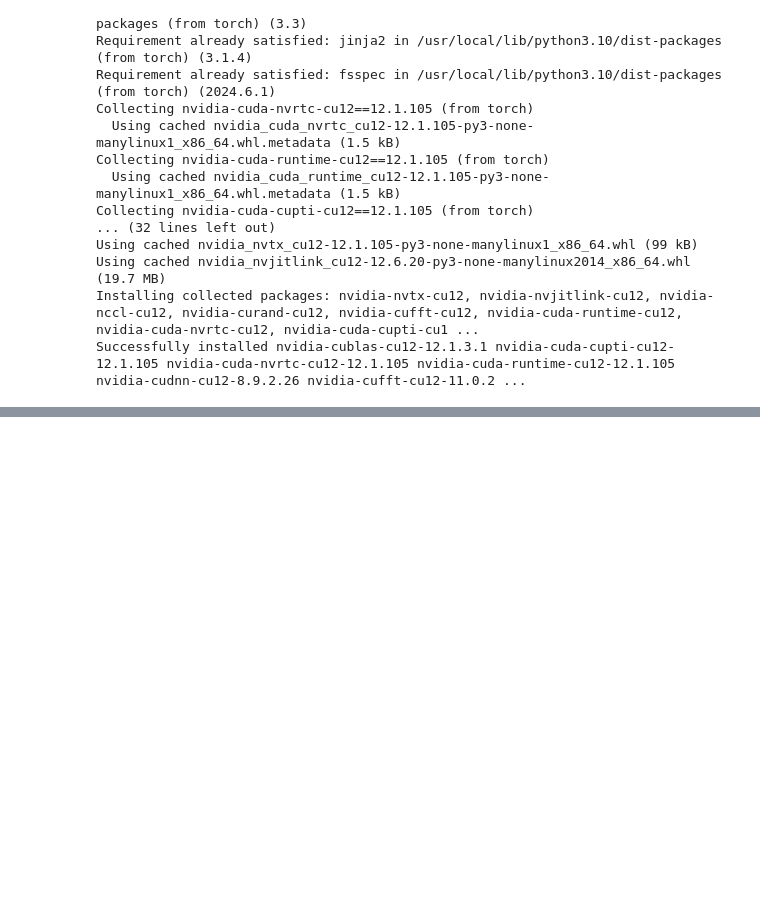
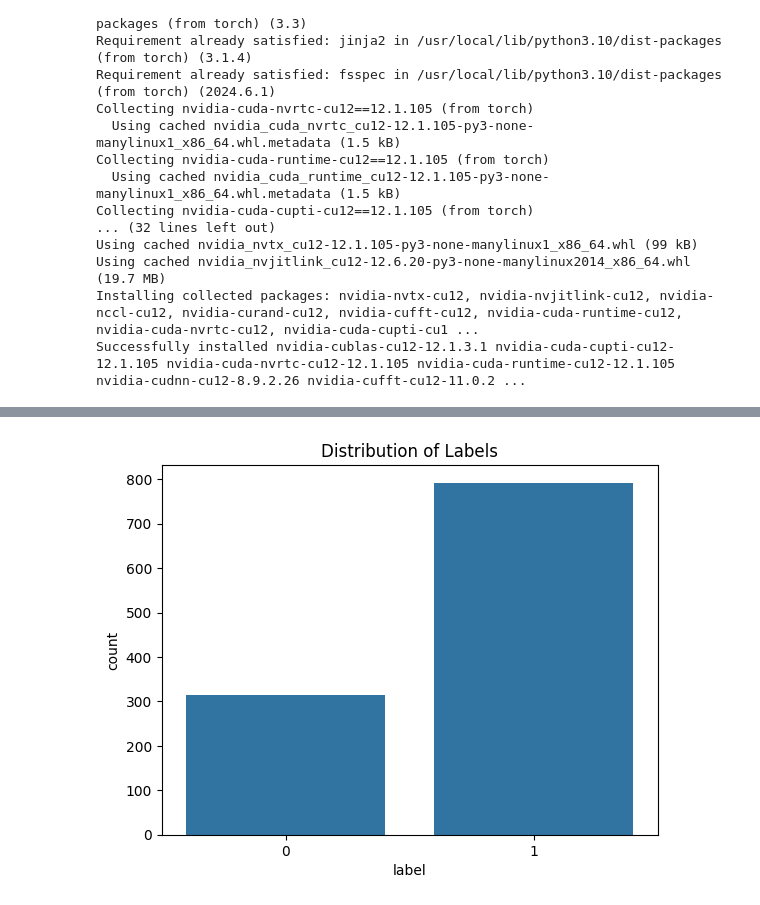
Before and after one commit to akhileshmanukonda/bert-model, a Jupyter notebook: reasearch_ass3.ipynb, the cells around one changed output, grey strips where cells are left out. Saved outputs shown, nothing was run; the diff lists cells and outputs as text; code cells hidden in the pictures; blank space fills up the shorter version.

```diff
--- a/reasearch_ass3.ipynb
+++ b/reasearch_ass3.ipynb
@@ -90,0 +108,16 @@ Setting `pad_token_id` to `eos_token_id`:50256 for open-end generation.
+# %%
+#load dataset
+from datasets import load_dataset
+
+ds = load_dataset("liuyanchen1015/MULTI_VALUE_mrpc_for_to")
+print (ds)
+
+
+from datasets import load_dataset
+
+# Load the dataset
+dataset = load_dataset("liuyanchen1015/MULTI_VALUE_mrpc_for_to")
+
+# Convert to pandas DataFrame for easier manipulation
+train_df = dataset['train'].to_pandas()
+test_df = dataset['test'].to_pandas()
@@ -90,0 +191,10 @@ Setting `pad_token_id` to `eos_token_id`:50256 for open-end generation.
+# %%
+import seaborn as sns
+import matplotlib.pyplot as plt
+
+# Plot the distribution of the labels
+sns.countplot(x='label', data=train_df)
+plt.title('Distribution of Labels')
+plt.show()
+# %% [output]
+[figure, added]
```
Also changed, not shown: parts of 26 cells of this notebook.
